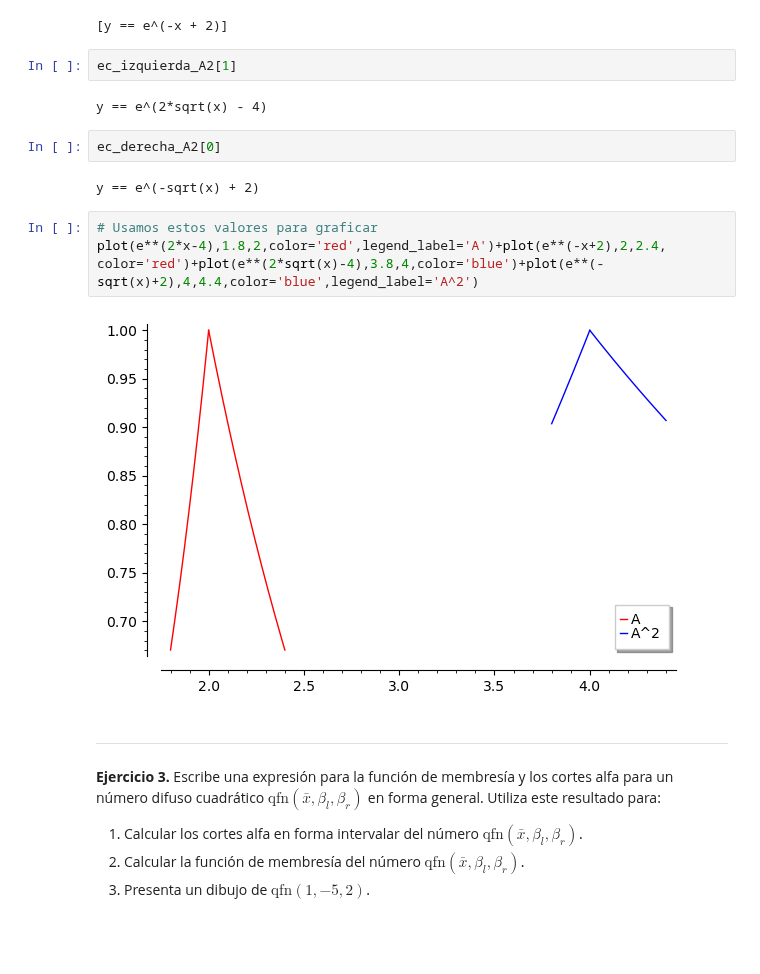
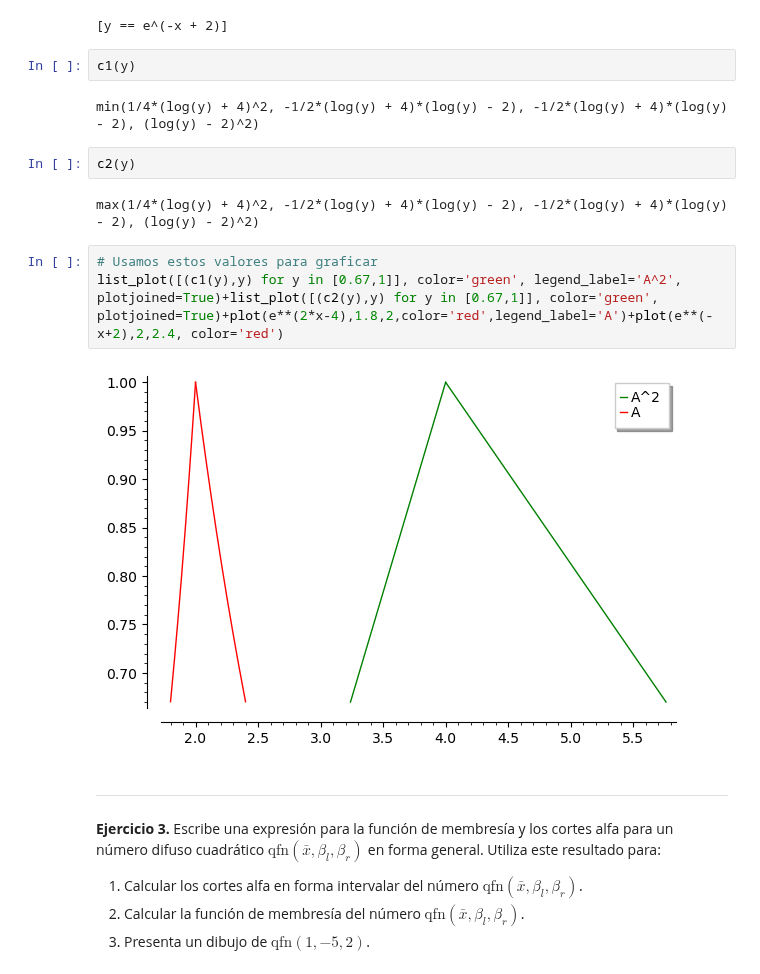
Before and after one commit to KeithMaxwell20/Notebook-Aplicada, a Jupyter notebook: ejercitario2.ipynb, the cells around one changed output. Saved outputs shown, nothing was run; the diff lists cells and outputs as text; blank space fills up the shorter version.

```diff
--- a/ejercitario2.ipynb
+++ b/ejercitario2.ipynb
@@ -193,19 +192,19 @@ ec_izquierda_A
 ec_derecha_A
 # %% [output]
 [y == e^(-x + 2)]
-# %%
-ec_izquierda_A2[1]
-# %% [output]
-y == e^(2*sqrt(x) - 4)
-# %%
-ec_derecha_A2[0]
-# %% [output]
-y == e^(-sqrt(x) + 2)
+# %%
+c1(y)
+# %% [output]
+min(1/4*(log(y) + 4)^2, -1/2*(log(y) + 4)*(log(y) - 2), -1/2*(log(y) + 4)*(log(y) - 2), (log(y) - 2)^2)
+# %%
+c2(y)
+# %% [output]
+max(1/4*(log(y) + 4)^2, -1/2*(log(y) + 4)*(log(y) - 2), -1/2*(log(y) + 4)*(log(y) - 2), (log(y) - 2)^2)
 # %%
 # Usamos estos valores para graficar
-plot(e**(2*x-4),1.8,2,color='red',legend_label='A')+plot(e**(-x+2),2,2.4, color='red')+plot(e**(2*sqrt(x)-4),3.8,4,color='blue')+plot(e**(-sqrt(x)+2),4,4.4,color='blue',legend_label='A^2')
+list_plot([(c1(y),y) for y in [0.67,1]], color='green', legend_label='A^2', plotjoined=True)+list_plot([(c2(y),y) for y in [0.67,1]], color='green', plotjoined=True)+plot(e**(2*x-4),1.8,2,color='red',legend_label='A')+plot(e**(-x+2),2,2.4, color='red')
 # %% [output]
-[figure, old version]
+[figure, new version]
 # %% [markdown]
 ---
 **Ejercicio 3.** Escribe una expresión para la función de membresía y los cortes alfa para un número difuso cuadrático $\text{qfn}(\bar x,\beta_l,\beta_r)$ en forma general. Utiliza este resultado para:
```
Also changed, not shown: parts of 24 cells of this notebook.
